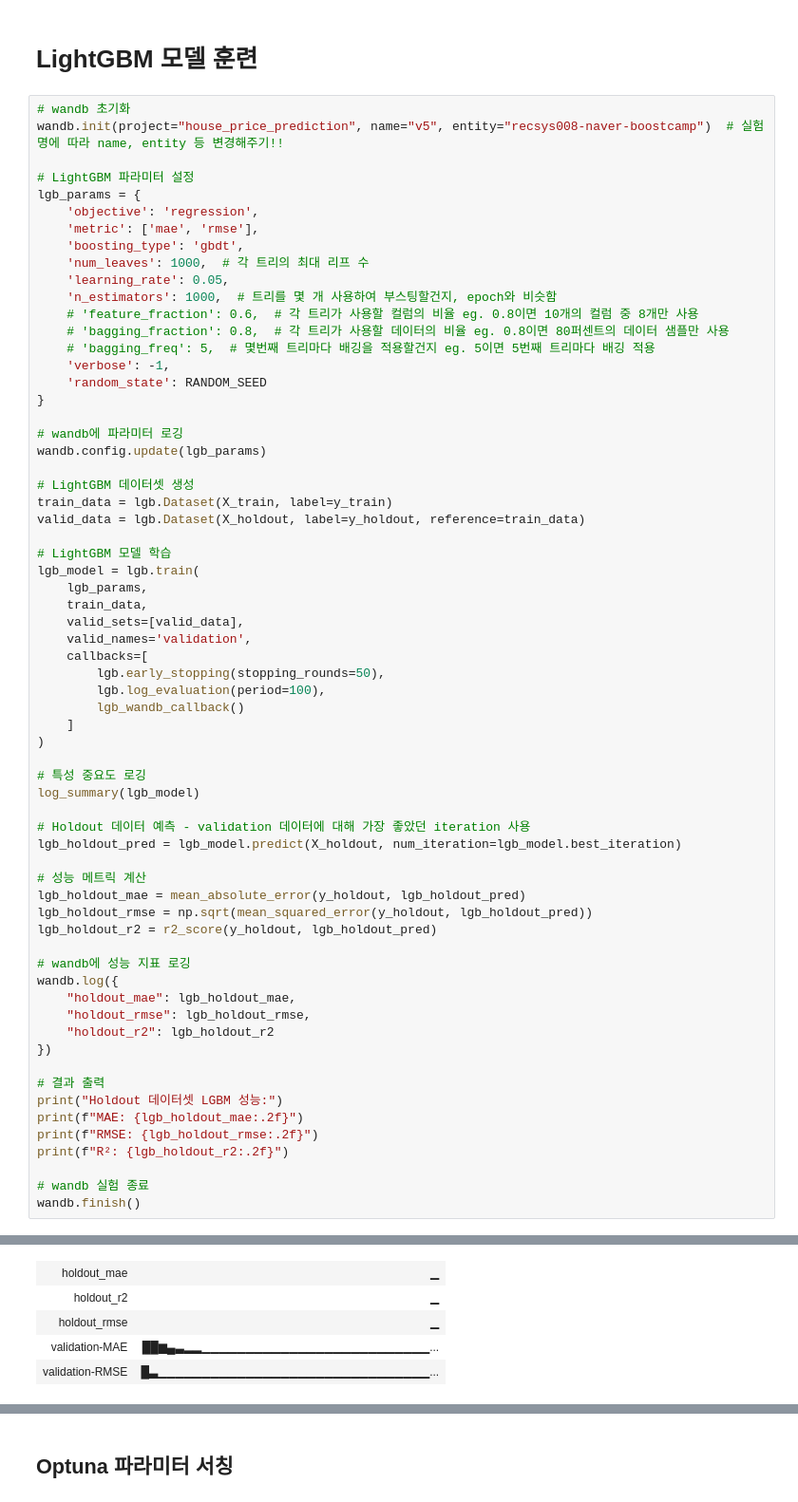
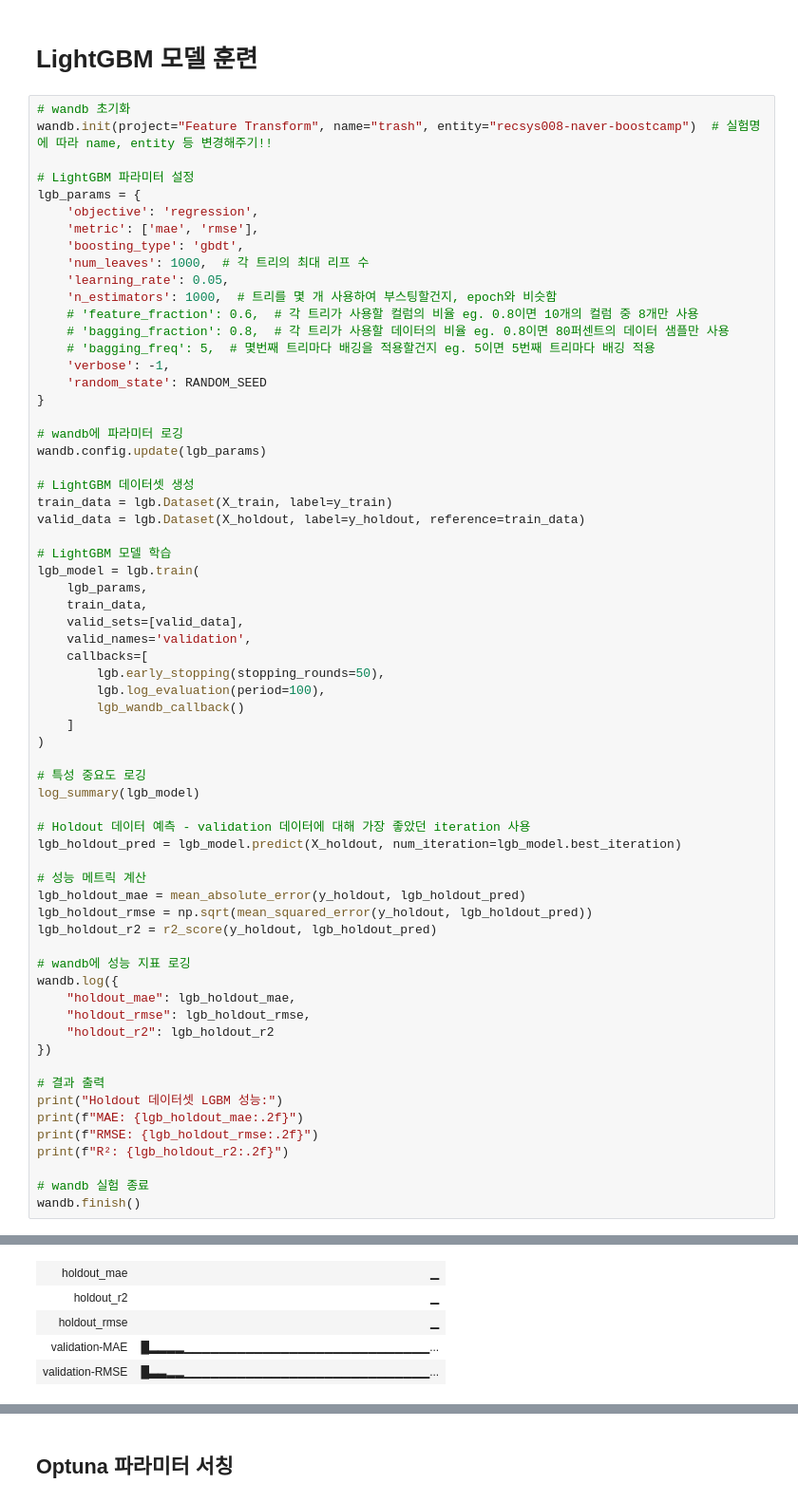
Before and after one commit to boostcampaitech7/level2-competitiveds-recsys-08, a Jupyter notebook: src/baseline.ipynb, the cells around one changed output, grey strips where cells are left out. Shown at 95% size. Saved outputs shown, nothing was run; the diff lists cells and outputs as text.

```diff
--- a/src/baseline.ipynb
+++ b/src/baseline.ipynb
@@ -301,7 +278,7 @@ X_holdout = X_holdout[train_columns]
 # LightGBM 모델 훈련
 # %%
 # wandb 초기화
-wandb.init(project="house_price_prediction", name="v5", entity="recsys008-naver-boostcamp")  # 실험명에 따라 name, entity 등 변경해주기!!
+wandb.init(project="Feature Transform", name="trash", entity="recsys008-naver-boostcamp")  # 실험명에 따라 name, entity 등 변경해주기!!
 
 # LightGBM 파라미터 설정
 lgb_params = {
@@ -388,5 +366,5 @@ Run history:
 | holdout_mae | ▁ |
 | holdout_r2 | ▁ |
 | holdout_rmse | ▁ |
-| validation-MAE | ██▆▄▃▂▂▁▁▁▁▁▁▁▁▁▁▁▁▁▁▁▁▁▁▁▁▁▁▁▁▁▁... |
-| validation-RMSE | █▃▁▁▁▁▁▁▁▁▁▁▁▁▁▁▁▁▁▁▁▁▁▁▁▁▁▁▁▁▁▁▁... |
+| validation-MAE | █▂▂▂▂▁▁▁▁▁▁▁▁▁▁▁▁▁▁▁▁▁▁▁▁▁▁▁▁▁▁▁▁... |
+| validation-RMSE | █▃▃▂▂▁▁▁▁▁▁▁▁▁▁▁▁▁▁▁▁▁▁▁▁▁▁▁▁▁▁▁▁... |
```
Also changed, not shown: parts of 6 cells of this notebook, 1 other file.
